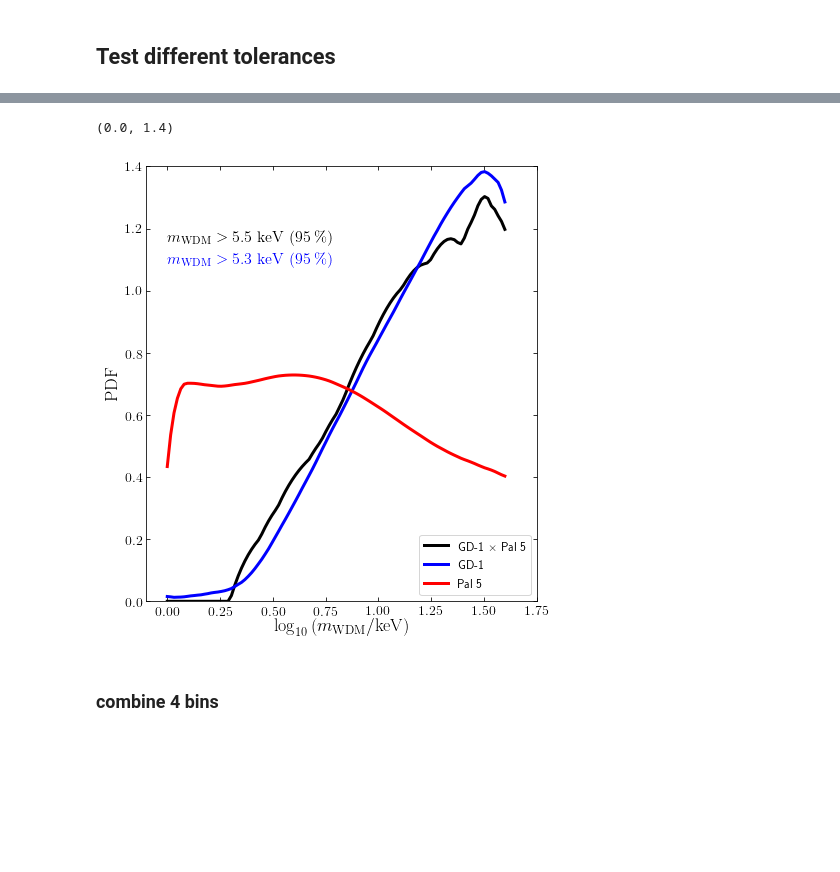
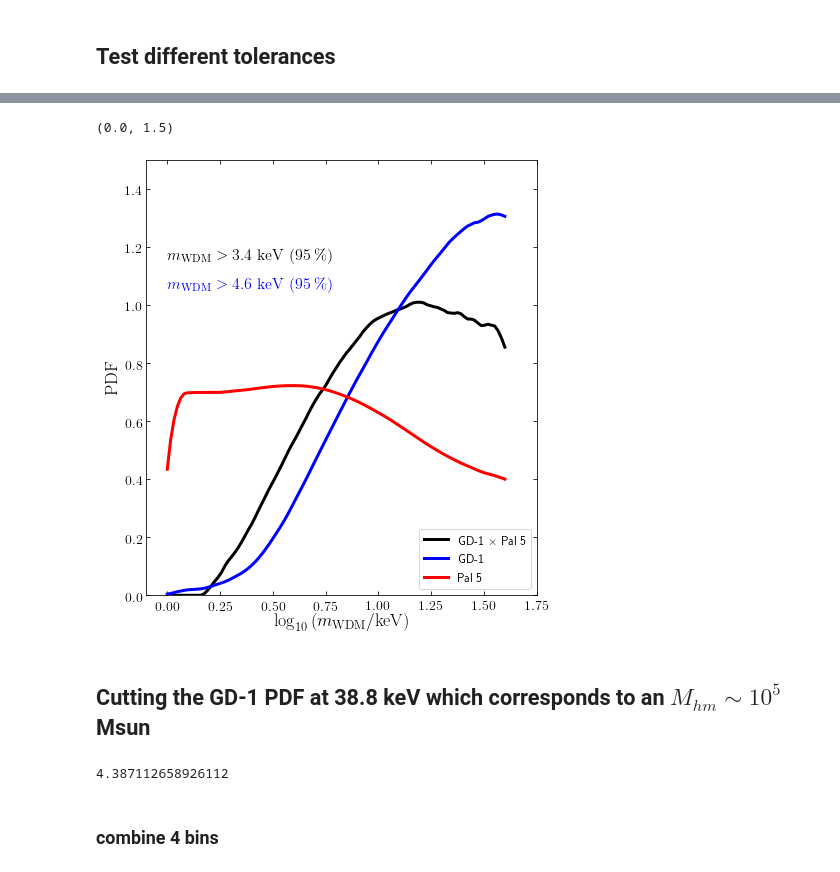
Before and after one commit to nbanik/Analyze_GD-1, a Jupyter notebook: Combine_GD1_Pal5_PDFs.ipynb, the cells around one changed output, grey strips where cells are left out. Drawn from its saved outputs; the diff is of its cells as text; code cells hidden in the pictures; blank space fills up the shorter version.

```diff
--- a/Combine_GD1_Pal5_PDFs.ipynb
+++ b/Combine_GD1_Pal5_PDFs.ipynb
@@ -545,7 +545,6 @@ ylim(0.,1.2)
 # %% [markdown]
 ### Combine rate
 # %%
-'''
 dir_P5 = 'dens_Omega/Pal5_ABC_rate_diff/'
 
 P5_rate=[]
@@ -564,10 +563,11 @@ for jj in range(351):
         P5_diff_hi.append(P5_abc_diff[ii][1])
         P5_diff_med.append(P5_abc_diff[ii][2])
         P5_diff_lo.append(P5_abc_diff[ii][3])
-'''
+
 
 #GD1
 GD1_rate=[]
+GD1_age=[]
 
 GD1_diff_tr_hi= []
 GD1_diff_tr_med=[]
@@ -590,6 +590,7 @@ for jj in range(351):
     for ii in range(NN):
         #print (abc_diff[ii])
         GD1_rate.append(abc_diff_tr[ii][0])
+        GD1_age.append(abc_diff_tr[ii][1])
 
         #Trailing
         GD1_diff_tr_hi.append(abc_diff_tr[ii][2])
@@ -607,7 +608,7 @@ dir2 = 'dens_Omega/sims_for_ABC_loguniform_lowrate_margTage/'
 count = 0
 
 for kk in range(351):
-    #P5_abc_diff=np.loadtxt(dir_P5 + 'Pal5_ABC_loguniform_lowrate_lenthreshold0.2_barspiral_NRaoBlackwell100_{}.dat'.format(kk),delimiter=',',skiprows=1)
+    P5_abc_diff=np.loadtxt(dir_P5 + 'Pal5_ABC_loguniform_lowrate_lenthreshold0.2_barspiral_NRaoBlackwell100_{}.dat'.format(kk),delimiter=',',skiprows=1)
 
     abc_diff_tr=np.loadtxt(dir2 + 'ABC_uniform_lowrate_power_diff_trailing_lenthreshold0.2_barspiral_NRaoBlackwell100_{}.dat'.format(kk),delimiter=',',skiprows=1)
     abc_diff_le=np.loadtxt(dir2 + 'ABC_uniform_lowrate_power_diff_leading_lenthreshold0.2_barspiral_NRaoBlackwell100_{}.dat'.format(kk),delimiter=',',skiprows=1)
@@ -616,13 +617,14 @@ for kk in range(351):
     count +=NN
     for ii in range(NN):
         #print (abc_diff[ii])
-        #P5_rate.append(P5_abc_diff[ii][0])
+        P5_rate.append(P5_abc_diff[ii][0])
 
-        #P5_diff_hi.append(P5_abc_diff[ii][1])
-        #P5_diff_med.append(P5_abc_diff[ii][2])
-        #P5_diff_lo.append(P5_abc_diff[ii][3])
+        P5_diff_hi.append(P5_abc_diff[ii][1])
+        P5_diff_med.append(P5_abc_diff[ii][2])
+        P5_diff_lo.append(P5_abc_diff[ii][3])
 
         GD1_rate.append(abc_diff_tr[ii][0])
+        GD1_age.append(abc_diff_tr[ii][1])
 
         #Trailing
         GD1_diff_tr_hi.append(abc_diff_tr[ii][2])
@@ -759,13 +861,13 @@ GD1_tol_hi_0=0.3
 GD1_tol_med_0=0.2
 GD1_tol_lo_0=0.1
 
-GD1_tol_hi_1=0.2
+GD1_tol_hi_1=0.3
 GD1_tol_med_1=0.1
-GD1_tol_lo_1=0.05
+GD1_tol_lo_1=0.08
 
-GD1_tol_hi_2=0.1
-GD1_tol_med_2=0.05
-GD1_tol_lo_2=0.025
+GD1_tol_hi_2=0.2
+GD1_tol_med_2=0.07
+GD1_tol_lo_2=0.04
 
 
 for ii in range(len(GD1_mwdm)):
@@ -818,13 +920,13 @@ P5_tol_hi=0.3
 P5_tol_med=0.2
 P5_tol_lo=0.1
 
-GD1_tol_tr_hi=0.2
+GD1_tol_tr_hi=0.3
 GD1_tol_tr_med=0.1
-GD1_tol_tr_lo=0.05
+GD1_tol_tr_lo=0.08
 
-GD1_tol_le_hi=0.2
+GD1_tol_le_hi=0.3
 GD1_tol_le_med=0.1
-GD1_tol_le_lo=0.05
+GD1_tol_le_lo=0.08
 
 for ii in range(len(GD1_mwdm)):
 
@@ -855,20 +957,36 @@ print (len(accepted_mwdm),len(accepted_mwdm_GD1),len(accepted_mwdm_Pal5))
 # %%
 bovy_plot.bovy_print(axes_labelsize=18.,xtick_labelsize=14.,ytick_labelsize=14.)
 figsize(7,8)
-plot_pdf(accepted_mwdm,xloc=0.,yloc=1.15,dat_type='loguniform_mwdm',kernel_width=1.1,add_68peak_95up=False,add_95low=True,scale=1.,label=r'GD-1 $\times$ Pal 5',overplot=True,color='k')
-plot_pdf(accepted_mwdm_GD1,xloc=0.,yloc=1.08,dat_type='loguniform_mwdm',kernel_width=0.9,add_95low=True,scale=1.,label=r'GD-1',overplot=True,color='b')
+plot_pdf(accepted_mwdm,xloc=0.,yloc=1.15,dat_type='loguniform_mwdm',kernel_width=0.8,add_68peak_95up=False,add_95low=True,scale=1.,label=r'GD-1 $\times$ Pal 5',overplot=True,color='k')
+#plot_pdf(accepted_mwdm_GD1_cut,xloc=0.,yloc=1.08,dat_type='loguniform_mwdm',kernel_width=0.6,add_95low=True,scale=1.,label=r'GD-1',overplot=True,color='b')
+plot_pdf(accepted_mwdm_GD1,xloc=0.,yloc=1.05,dat_type='loguniform_mwdm',kernel_width=0.7,add_95low=True,scale=1.,label=r'GD-1',overplot=True,color='b')
+
 plot_pdf(accepted_mwdm_Pal5,xloc=-0.1,yloc=0.95,dat_type='loguniform_mwdm',kernel_width=0.7,add_68peak_95up=False,add_95up=False,scale=1.,label='Pal 5',overplot=True,color='r')
 
 xlabel(r'$\log_{10}\left(m_{\rm{WDM}}/\mathrm{keV}\right)$')
 ylabel(r'$\mathrm{PDF}$')
 xlim(-0.1,1.75)
-ylim(0.,1.4)
+ylim(0.,1.5)
 
 
 #savefig("paper_plots/GD1_ABC_posterior_mwdm.pdf",bbox_inches='tight')
 # %% [output]
-(0.0, 1.4)
+(0.0, 1.5)
-[figure, old version]
+[figure, new version]
+# %% [markdown]
+## Cutting the GD-1 PDF at 38.8 keV which corresponds to an $M_{hm} \sim 10^5$ Msun
+# %%
+accepted_mwdm_GD1_cut = []
+
+for ii in accepted_mwdm_GD1:
+    if ii < np.log10(38.8):
+        accepted_mwdm_GD1_cut.append(ii)
+
+#print (accepted_mwdm_GD1_cut)
+
+print (10**np.percentile(np.array(accepted_mwdm_GD1_cut),q=5,interpolation='midpoint'))
+# %% [output]
+4.387112658926112
 # %%
 accepted_mwdm = np.array(accepted_mwdm)
 accepted_mwdm_GD1 = np.array(accepted_mwdm_GD1)
```
Also changed, not shown: parts of 18 cells of this notebook.
